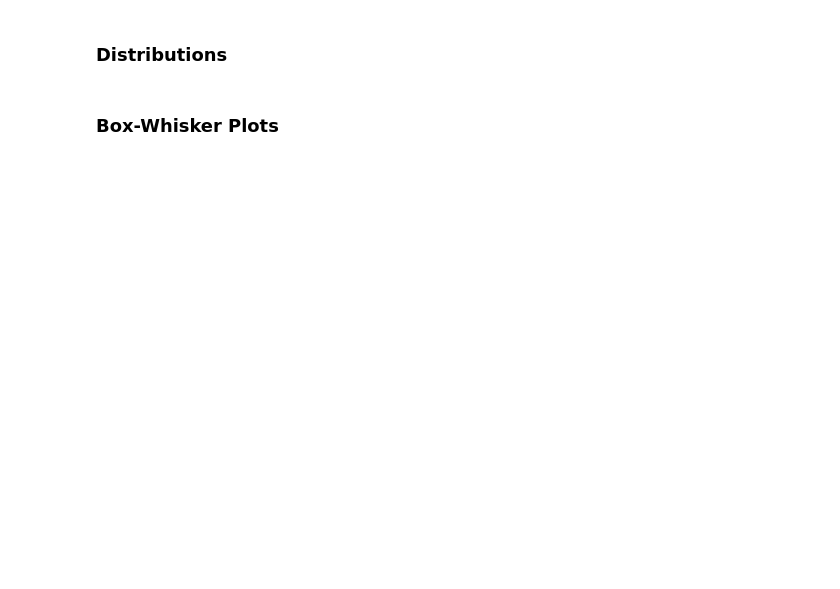
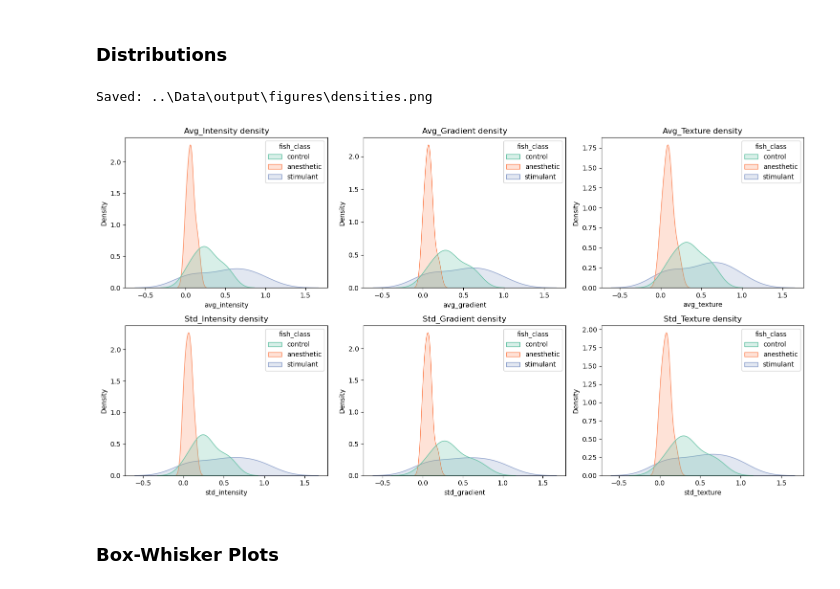
Before and after one commit to arlemoine/CMPS451_Project, a Jupyter notebook: Notebooks/alameen.ipynb, the cells around one changed output. Saved outputs shown, nothing was run; the diff lists cells and outputs as text; code cells hidden in the pictures; blank space fills up the shorter version.

```diff
--- a/Notebooks/alameen.ipynb
+++ b/Notebooks/alameen.ipynb
@@ -227,4 +496,9 @@ dtype: object
 # %% [markdown]
 ### Distributions
+# %%
+plot_kde_distributions(df_norm, feature_cols, output_figures_dir, class_column="fish_class")
+# %% [output]
+Saved: ..\Data\output\figures\densities.png
+[figure, added]
 # %% [markdown]
 ### Box-Whisker Plots
```
Also changed, not shown: parts of 37 cells of this notebook, 11 other files.
